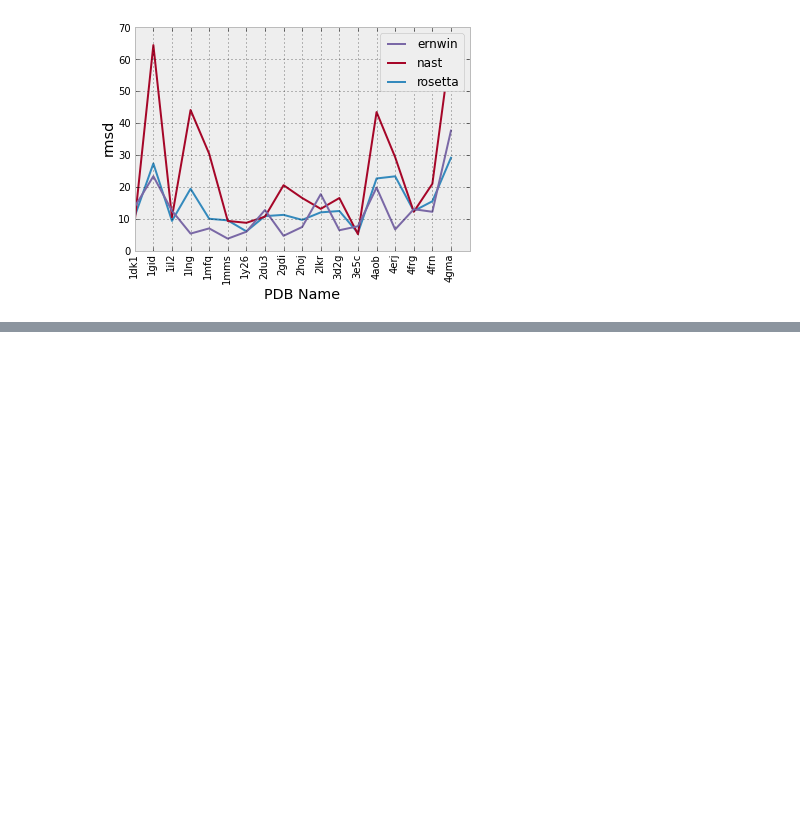
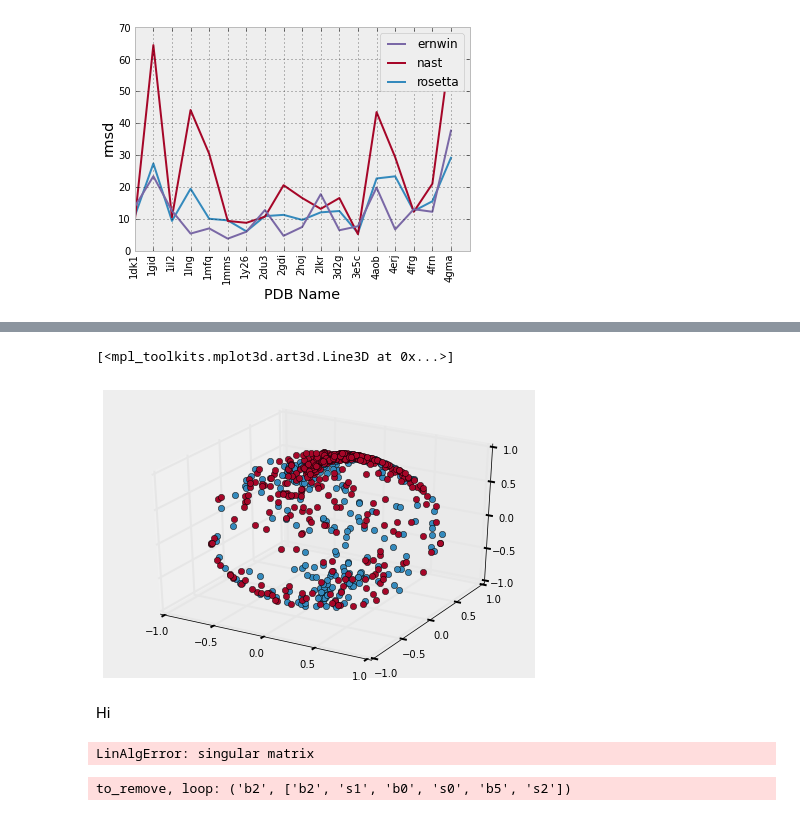
Before and after one commit to ViennaRNA/ernwin, a Jupyter notebook: ipy_notebook_ernwin.ipynb, the cells around one changed output, grey strips where cells are left out. Drawn from its saved outputs; the diff is of its cells as text; code cells hidden in the pictures; blank space fills up the shorter version.

```diff
--- a/ipy_notebook_ernwin.ipynb
+++ b/ipy_notebook_ernwin.ipynb
@@ -1029,0 +1088,37 @@ plt.setp(labels, rotation=90)
+# %%
+a = rs_o
+r = np.ones((rs_o.shape[0],rs_o.shape[1]+1)); r[:,1:] = rs_o
+s = np.ones((ss_o.shape[0],ss_o.shape[1]+1)); s[:,1:] = ss_o
+
+def spherical_to_cartesian(s):
+    '''
+    Convert the array of spherical coordinates to cartesian. The
+    coordinates should be arranged such that each row contains one
+    set of three spherical coordinates.
+
+    @param s: An array of spherical coordinates.
+    @return: An array of cartesian coordinates.
+    '''
+    cart = np.zeros(s.shape)
+    cart[:,0] = s[:,0] * np.sin(s[:,1]) * np.cos(s[:,2])
+    cart[:,1] = s[:,0] * np.sin(s[:,1]) * np.sin(s[:,2])
+    cart[:,2] = s[:,0] * np.cos(s[:,1])
+
+    return cart
+
+c_r = spherical_to_cartesian(r)
+c_s = spherical_to_cartesian(s)
+# %%
+import matplotlib.pyplot as plt
+from mpl_toolkits.mplot3d import axes3d, Axes3D
+
+fig = plt.figure()
+ax = fig.add_subplot(111, projection='3d')
+ax = Axes3D(fig)
+ax.plot(c_r[:,0], c_r[:,1], c_r[:,2], 'o')
+ax.plot(c_s[:,0], c_s[:,1], c_s[:,2], 'o')
+# %% [output]
+[<mpl_toolkits.mplot3d.art3d.Line3D at 0x...>]
+[figure, added]
+# %% [markdown]
+Hi
@@ -1029,0 +1132,5 @@ plt.setp(labels, rotation=90)
+# %%
+ase.eval_energy(cbm.SpatialModel(bg))
+# %% [output]
+LinAlgError: singular matrix
+to_remove, loop: ('b2', ['b2', 's1', 'b0', 's0', 'b5', 's2'])
```
Also changed, not shown: parts of 7 cells of this notebook, 3 other files.
